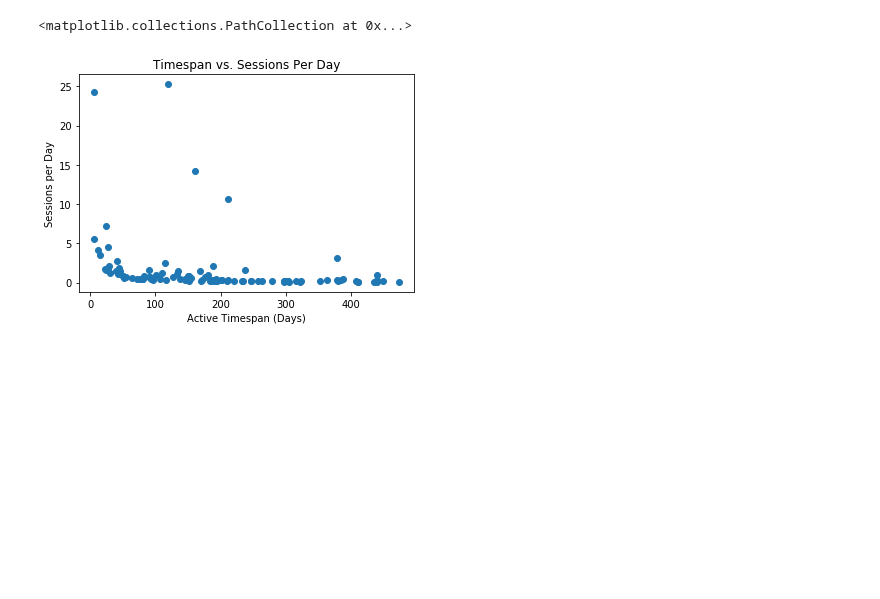
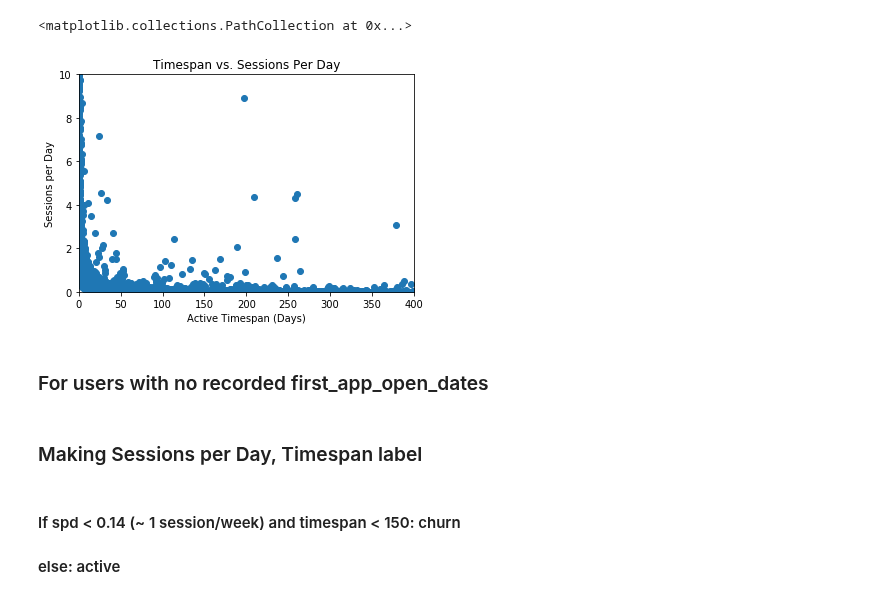
Before and after one commit to prkrishnan1/Simmer_DSS_SP20_Project_1, a Jupyter notebook: Labeling.ipynb, the cells around one changed output. Cells and saved outputs as stored; diff of their text form; code cells hidden in the pictures; blank space fills up the shorter version.

Commit message:
7000 users

```diff
--- a/Labeling.ipynb
+++ b/Labeling.ipynb
@@ -24,4 +64,8 @@ Series([], Name: ae_total_app_sessions, dtype: int64)
+# %%
+average_total_app_sessions = np.mean(dataset.groupby('distinct_id').agg(np.mean)['ae_total_app_sessions'])
+# %%
+dataset['ae_total_app_sessions'] = dataset['ae_total_app_sessions'].fillna(average_total_app_sessions)
 # %%
-app_sessions_timespan = dataset[['distinct_id','ae_total_app_sessions']][-dataset['ae_total_app_sessions'].isnull()]
+app_sessions_timespan = dataset[['distinct_id','ae_total_app_sessions', 'ae_first_app_open_date']]
 app_sessions_timespan
 # %% [output]
@@ -103,5 +133,5 @@ plt.hist(id_sessions['ae_total_app_sessions'], bins=np.linspace(30, 500, 48))
 # %%
-timespan = dataset[['distinct_id', 'active_timespan', 'ae_first_app_open_date']][-dataset['ae_first_app_open_date'].isnull()]
+timespan = dataset[['distinct_id', 'active_timespan', 'ae_first_app_open_date']]
 # %%
 timespan['active_timespan'] = [elem.total_seconds() for elem in timespan['active_timespan']]
 # id_timespan = timespan.groupby('active_timespan').agg(np.mean)
@@ -139,8 +175,17 @@ id_timespan_sessions
 # %%
 plt.xlabel('Active Timespan (Days)')
 plt.ylabel('Sessions per Day')
+plt.ylim((0, 10))
+plt.xlim((0, 400))
 plt.title('Timespan vs. Sessions Per Day')
 plt.scatter(id_timespan_sessions['active_timespan'], id_timespan_sessions['sessions_per_day'])
 # %% [output]
 <matplotlib.collections.PathCollection at 0x...>
-[figure, old version]
+[figure, new version]
+# %% [markdown]
+### For users with no recorded first_app_open_dates
+# %% [markdown]
+### Making Sessions per Day, Timespan label
+# %% [markdown]
+#### If spd < 0.14 (~ 1 session/week) and timespan < 150: churn
+#### else: active
```
Also changed, not shown: parts of 17 cells of this notebook.
